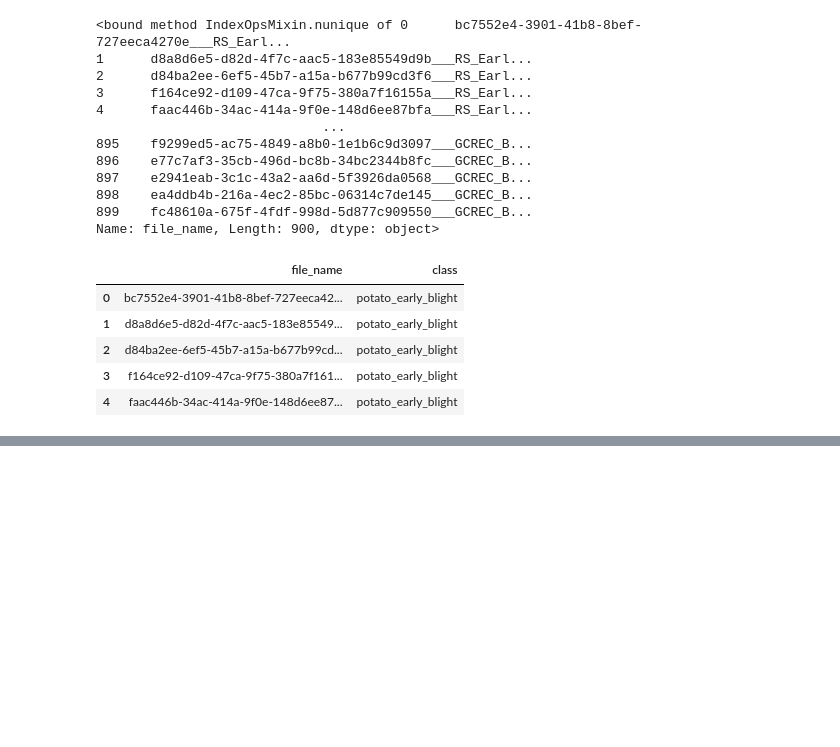
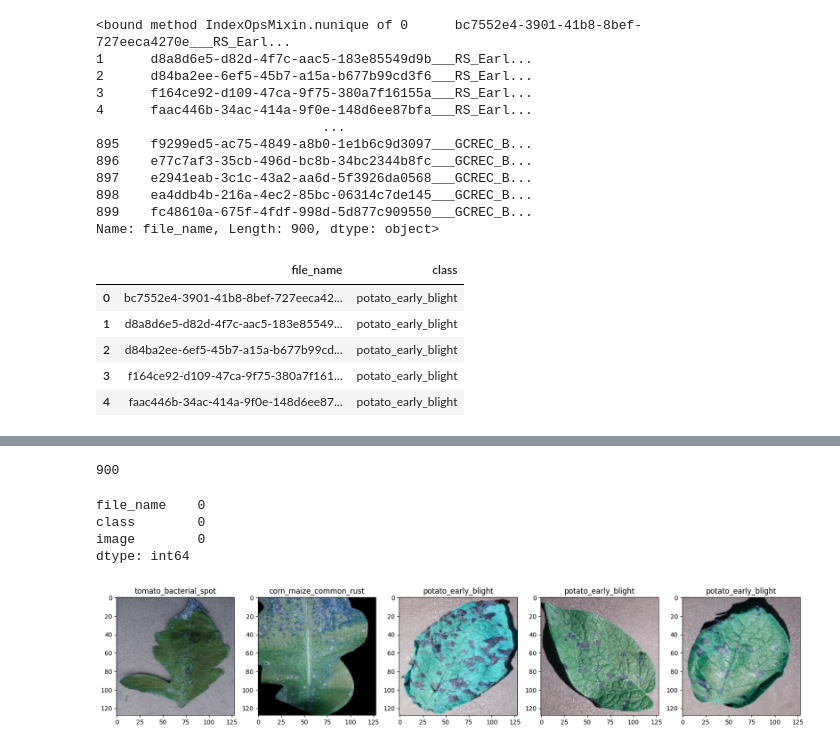
Before and after one commit to gowtham12591/Airflow, a Jupyter notebook: airflow_docker/dags/src/image_classification.ipynb, the cells around one changed output, grey strips where cells are left out. Drawn from its saved outputs; the diff is of its cells as text; code cells hidden in the pictures; blank space fills up the shorter version.

```diff
--- a/airflow_docker/dags/src/image_classification.ipynb
+++ b/airflow_docker/dags/src/image_classification.ipynb
@@ -87,3 +90,6 @@ df1.head()
 | 2 | d84ba2ee-6ef5-45b7-a15a-b677b99cd... | potato_early_blight |
 | 3 | f164ce92-d109-47ca-9f75-380a7f161... | potato_early_blight |
 | 4 | faac446b-34ac-414a-9f0e-148d6ee87... | potato_early_blight |
+# %%
+df2 = df[['file_name', 'image']]
+df2.head()
@@ -89,0 +103,3 @@ df1.head()
+# %%
+df = pd.merge(df1, df2, on='file_name')
+df.sample(10)
@@ -89,0 +118,26 @@ df1.head()
+# %%
+len(df)
+# %% [output]
+900
+# %%
+df.isnull().sum()
+# %% [output]
+file_name    0
+class        0
+image        0
+dtype: int64
+# %%
+# No missing values
+# Vizualizing the images
+
+def sample_img(df_val,n):
+    df_val = df_val.sample(n)
+    plt.figure(figsize=(20,20))
+    for i,j in enumerate(df_val.iterrows()):
+        plt.subplot(1,n,i+1)
+        plt.imshow(j[1]['image'])
+        plt.title("{}".format(j[1]['class']))
+# %%
+sample_img(df, 5)
+# %% [output]
+[figure, added]
```
Also changed, not shown: parts of 7 cells of this notebook, 10 other files.
